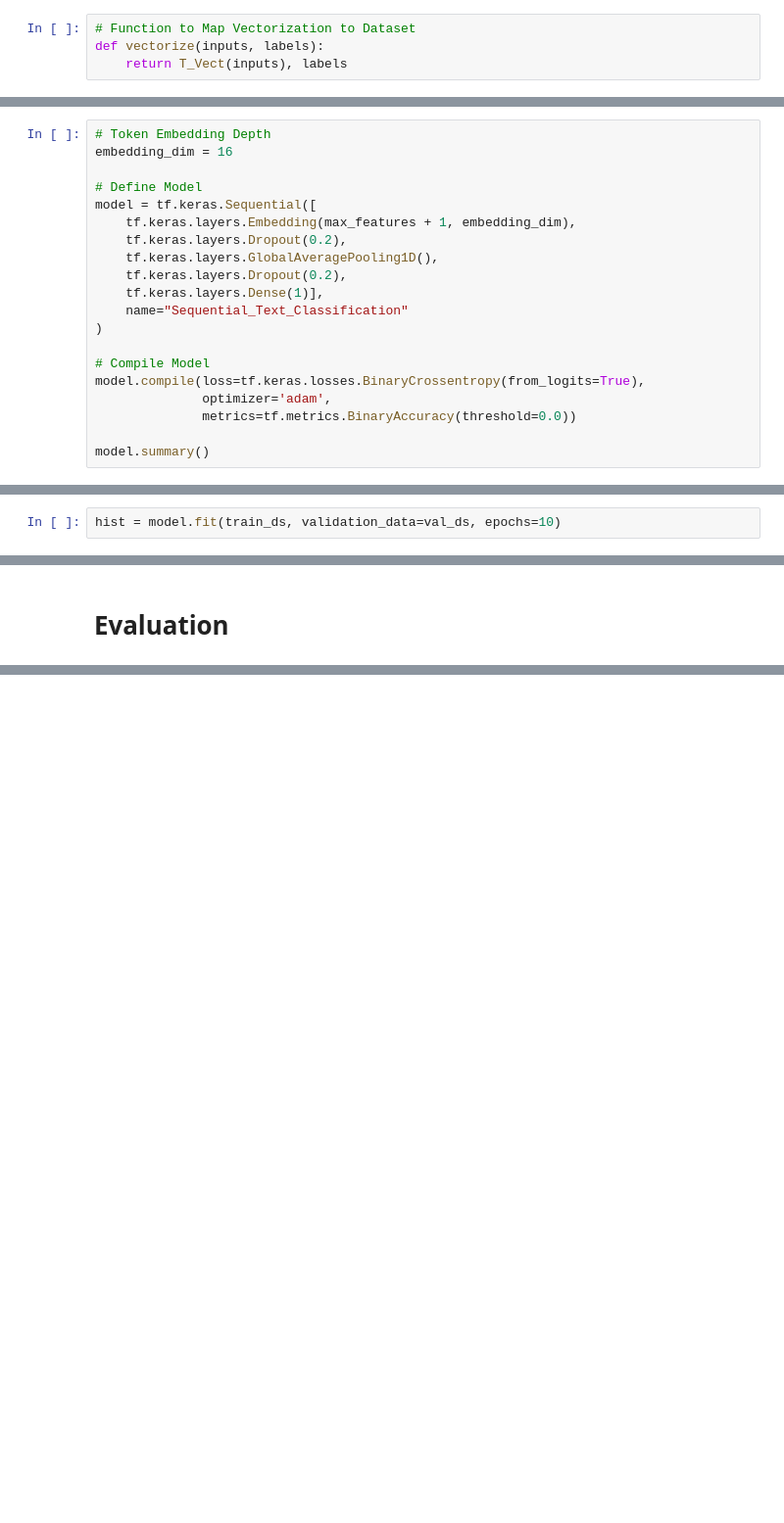
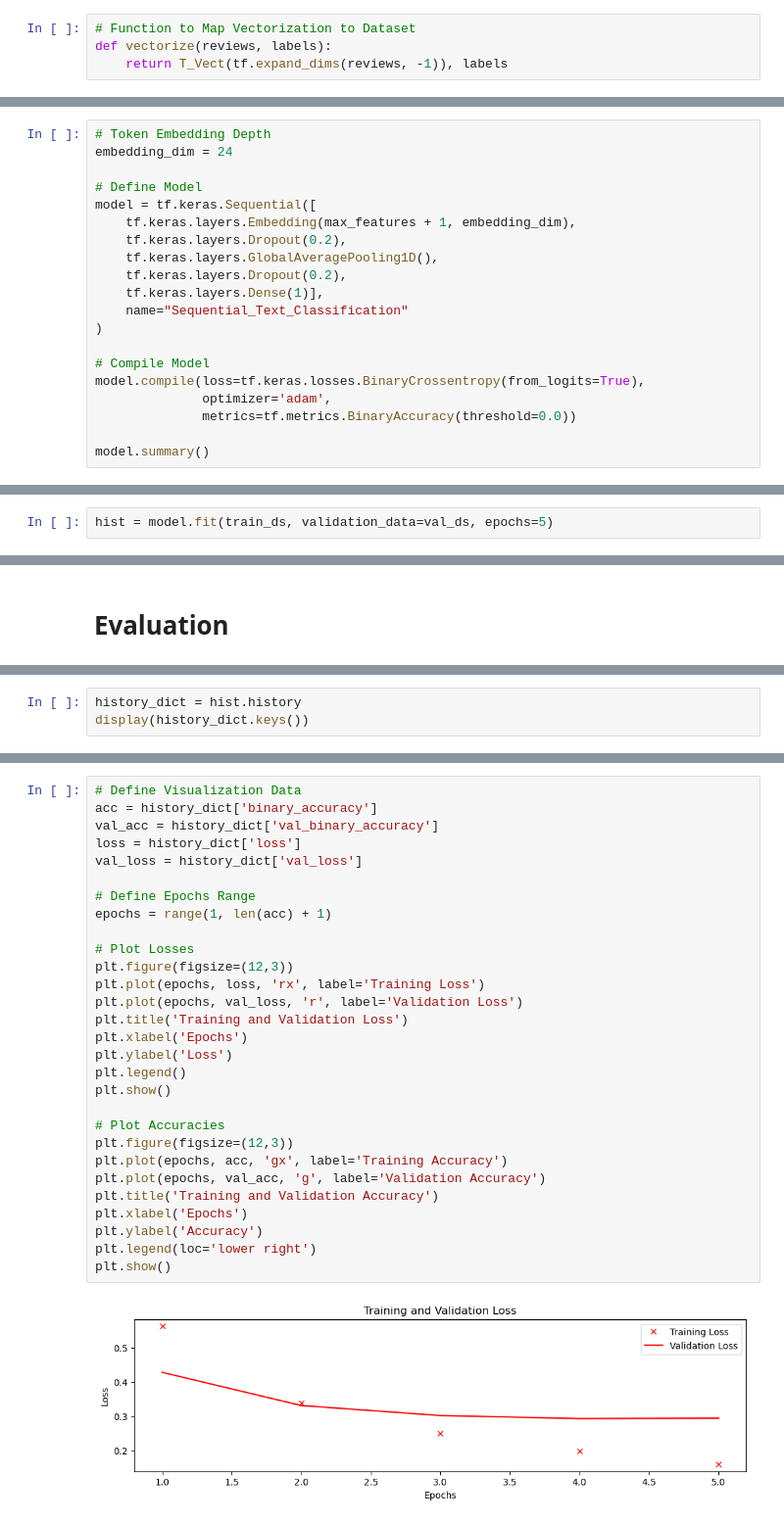
Before and after one commit to souravprakashai/TensorFlow, a Jupyter notebook: text-classification-basic-sequential.ipynb, the cells around one changed output, grey strips where cells are left out. Shown: that part at 98% size. Saved outputs shown, nothing was run; the diff lists cells and outputs as text; blank space fills up the shorter version.

```diff
--- a/text-classification-basic-sequential.ipynb
+++ b/text-classification-basic-sequential.ipynb
@@ -335,8 +336,8 @@ Vocabulary Size :  89600
 # Finalizing Datasets
 # %%
 # Function to Map Vectorization to Dataset
-def vectorize(inputs, labels):
-    return T_Vect(inputs), labels
+def vectorize(reviews, labels):
+    return T_Vect(tf.expand_dims(reviews, -1)), labels
 # %%
 # Prepare Training, Testing and Validation Datasets
 train_ds = train_ds.cache().prefetch(buffer_size=tf.data.AUTOTUNE).map(vectorize)
@@ -346,7 +347,7 @@ val_ds = val_ds.cache().prefetch(buffer_size=tf.data.AUTOTUNE).map(vectorize)
 # Model Building
 # %%
 # Token Embedding Depth
-embedding_dim = 16
+embedding_dim = 24
 
 # Define Model
 model = tf.keras.Sequential([
@@ -388,5 +389,5 @@ _________________________________________________________________
 # %% [markdown]
 # Training
 # %%
-hist = model.fit(train_ds, validation_data=val_ds, epochs=10)
+hist = model.fit(train_ds, validation_data=val_ds, epochs=5)
 # %% [output]
@@ -423,0 +416,3 @@ Accuracy : 86.59 %
+# %%
+history_dict = hist.history
+display(history_dict.keys())
@@ -423,0 +421,31 @@ Accuracy : 86.59 %
+# %%
+# Define Visualization Data
+acc = history_dict['binary_accuracy']
+val_acc = history_dict['val_binary_accuracy']
+loss = history_dict['loss']
+val_loss = history_dict['val_loss']
+
+# Define Epochs Range
+epochs = range(1, len(acc) + 1)
+
+# Plot Losses
+plt.figure(figsize=(12,3))
+plt.plot(epochs, loss, 'rx', label='Training Loss')
+plt.plot(epochs, val_loss, 'r', label='Validation Loss')
+plt.title('Training and Validation Loss')
+plt.xlabel('Epochs')
+plt.ylabel('Loss')
+plt.legend()
+plt.show()
+
+# Plot Accuracies
+plt.figure(figsize=(12,3))
+plt.plot(epochs, acc, 'gx', label='Training Accuracy')
+plt.plot(epochs, val_acc, 'g', label='Validation Accuracy')
+plt.title('Training and Validation Accuracy')
+plt.xlabel('Epochs')
+plt.ylabel('Accuracy')
+plt.legend(loc='lower right')
+plt.show()
+# %% [output]
+[figure, added]
```
Also changed, not shown: parts of 19 cells of this notebook.
